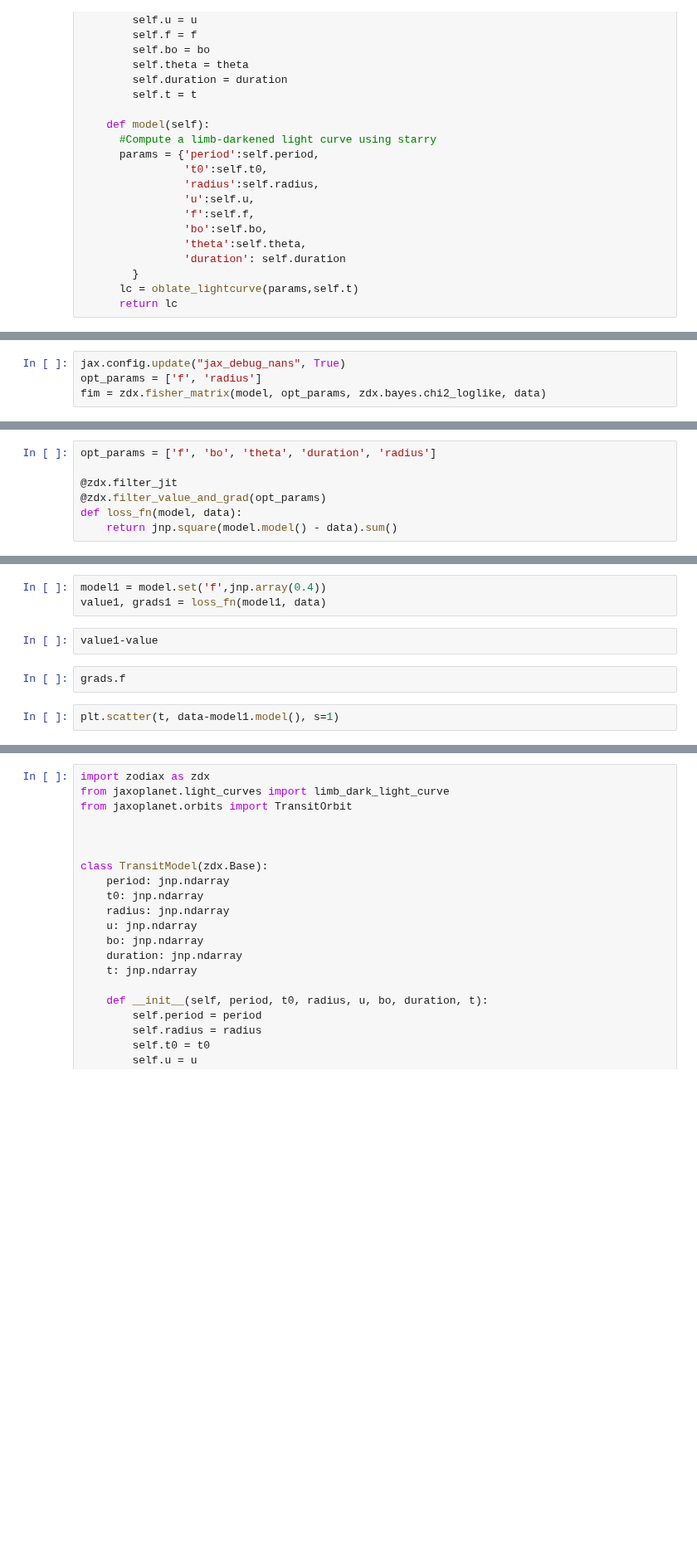
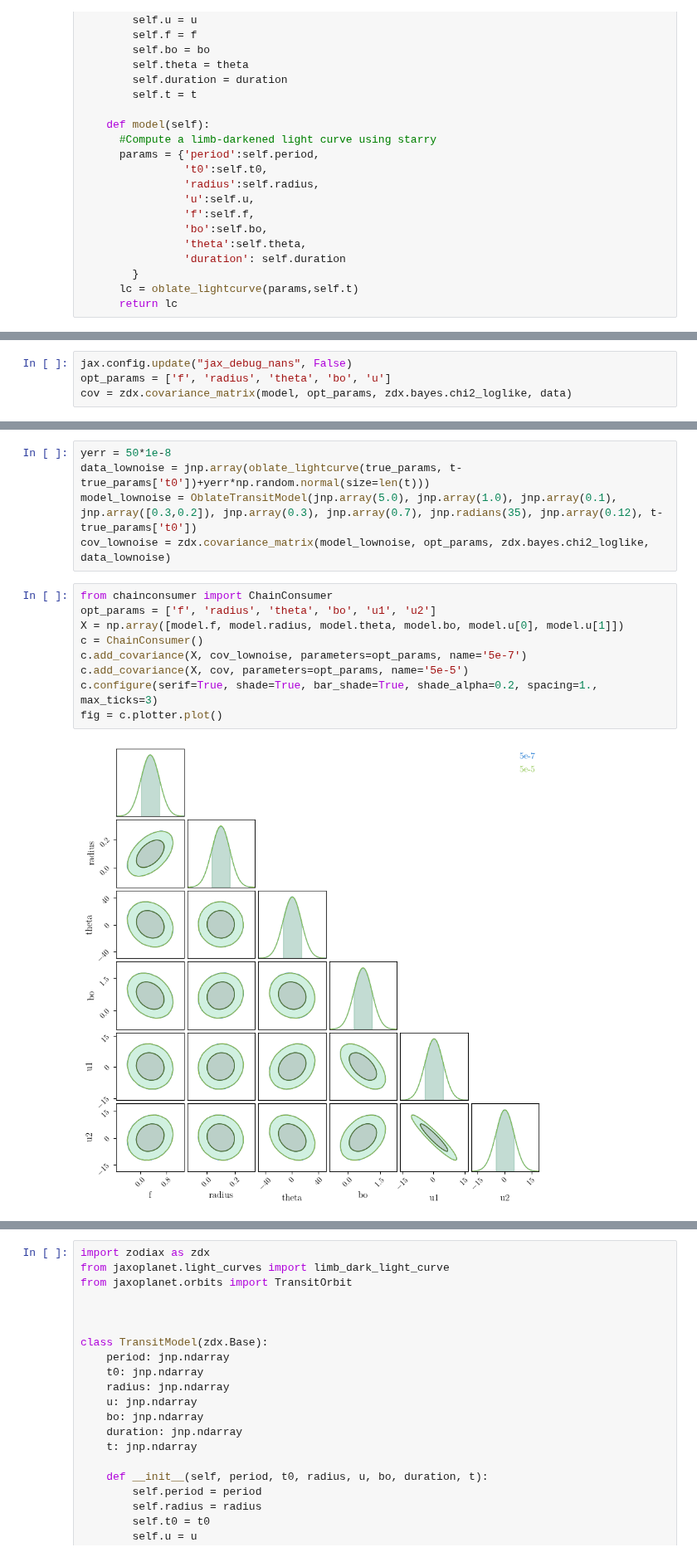
Before and after one commit to shishirdholakia/eclipsoid, a Jupyter notebook: notebooks/FisherInfo.ipynb, the cells around one changed output, grey strips where cells are left out. Shown at 83% size. Cells and saved outputs as stored; diff of their text form; blank space fills up the shorter version.

Commit message:
Fisher info notebook

```diff
--- a/notebooks/FisherInfo.ipynb
+++ b/notebooks/FisherInfo.ipynb
@@ -157,4 +125,4 @@ model = OblateTransitModel(jnp.array(5.0), jnp.array(0.0), jnp.array(0.1), jnp.a
 # %%
-jax.config.update("jax_debug_nans", True)
-opt_params = ['f', 'radius']
-fim = zdx.fisher_matrix(model, opt_params, zdx.bayes.chi2_loglike, data)
+jax.config.update("jax_debug_nans", False)
+opt_params = ['f', 'radius', 'theta', 'bo', 'u']
+cov = zdx.covariance_matrix(model, opt_params, zdx.bayes.chi2_loglike, data)
@@ -168,7 +128,0 @@ model.f
-# %%
-opt_params = ['f', 'bo', 'theta', 'duration', 'radius']
-
-@zdx.filter_jit
-@zdx.filter_value_and_grad(opt_params)
-def loss_fn(model, data):
-    return jnp.square(model.model() - data).sum()
@@ -179,9 +129,16 @@ grads.f
-# %%
-model1 = model.set('f',jnp.array(0.4))
-value1, grads1 = loss_fn(model1, data)
-# %%
-value1-value
-# %%
-grads.f
-# %%
-plt.scatter(t, data-model1.model(), s=1)
+# %%
+yerr = 50*1e-8
+data_lownoise = jnp.array(oblate_lightcurve(true_params, t-true_params['t0'])+yerr*np.random.normal(size=len(t)))
+model_lownoise = OblateTransitModel(jnp.array(5.0), jnp.array(1.0), jnp.array(0.1), jnp.array([0.3,0.2]), jnp.array(0.3), jnp.array(0.7), jnp.radians(35), jnp.array(0.12), t-true_params['t0'])
+cov_lownoise = zdx.covariance_matrix(model_lownoise, opt_params, zdx.bayes.chi2_loglike, data_lownoise)
+# %%
+from chainconsumer import ChainConsumer
+opt_params = ['f', 'radius', 'theta', 'bo', 'u1', 'u2']
+X = np.array([model.f, model.radius, model.theta, model.bo, model.u[0], model.u[1]])
+c = ChainConsumer()
+c.add_covariance(X, cov_lownoise, parameters=opt_params, name='5e-7')
+c.add_covariance(X, cov, parameters=opt_params, name='5e-5')
+c.configure(serif=True, shade=True, bar_shade=True, shade_alpha=0.2, spacing=1., max_ticks=3)
+fig = c.plotter.plot()
+# %% [output]
+[figure, added]
```
Also changed, not shown: parts of 15 cells of this notebook.
